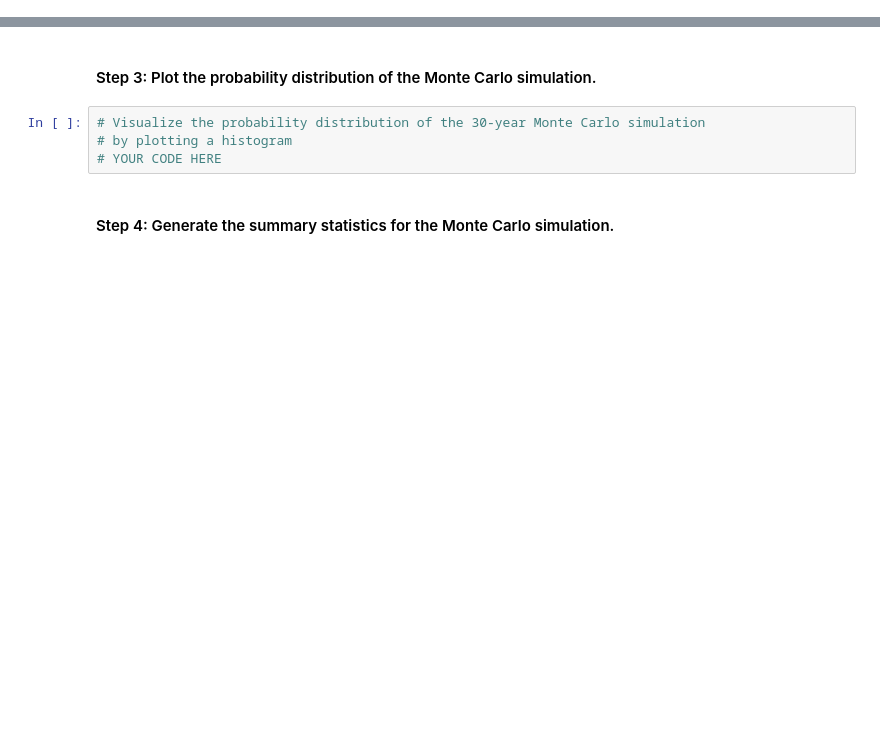
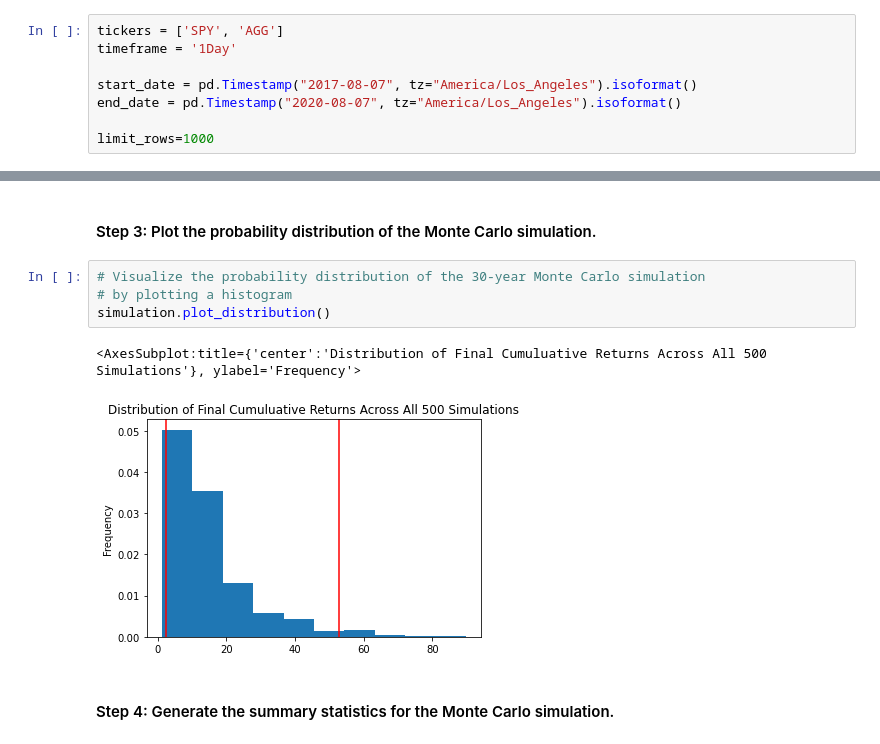
Before and after one commit to sungmoo89/Module_5_Challenge, a Jupyter notebook: financial_planning_tools.ipynb, the cells around one changed output, grey strips where cells are left out. Saved outputs shown, nothing was run; the diff lists cells and outputs as text; blank space fills up the shorter version.

```diff
--- a/financial_planning_tools.ipynb
+++ b/financial_planning_tools.ipynb
@@ -465,3 +453,11 @@ In this section, you’ll use the MCForecastTools library to create a Monte Carl
+# %%
+tickers = ['SPY', 'AGG']
+timeframe = '1Day'
+
+start_date = pd.Timestamp("2017-08-07", tz="America/Los_Angeles").isoformat()
+end_date = pd.Timestamp("2020-08-07", tz="America/Los_Angeles").isoformat()
+
+limit_rows=1000
 # %%
 # Use the Alpaca get_barset function to make the API call to get the 3 years worth of pricing data
 # The tickers and timeframe parameters should have been set in Part 1 of this activity
@@ -495,7 +603,10 @@ In this section, you’ll use the MCForecastTools library to create a Monte Carl
 # %%
 # Visualize the probability distribution of the 30-year Monte Carlo simulation
 # by plotting a histogram
-# YOUR CODE HERE
+simulation.plot_distribution()
+# %% [output]
+<AxesSubplot:title={'center':'Distribution of Final Cumuluative Returns Across All 500 Simulations'}, ylabel='Frequency'>
+[figure, added]
 # %% [markdown]
 #### Step 4: Generate the summary statistics for the Monte Carlo simulation.
 # %%
```
Also changed, not shown: parts of 33 cells of this notebook.
